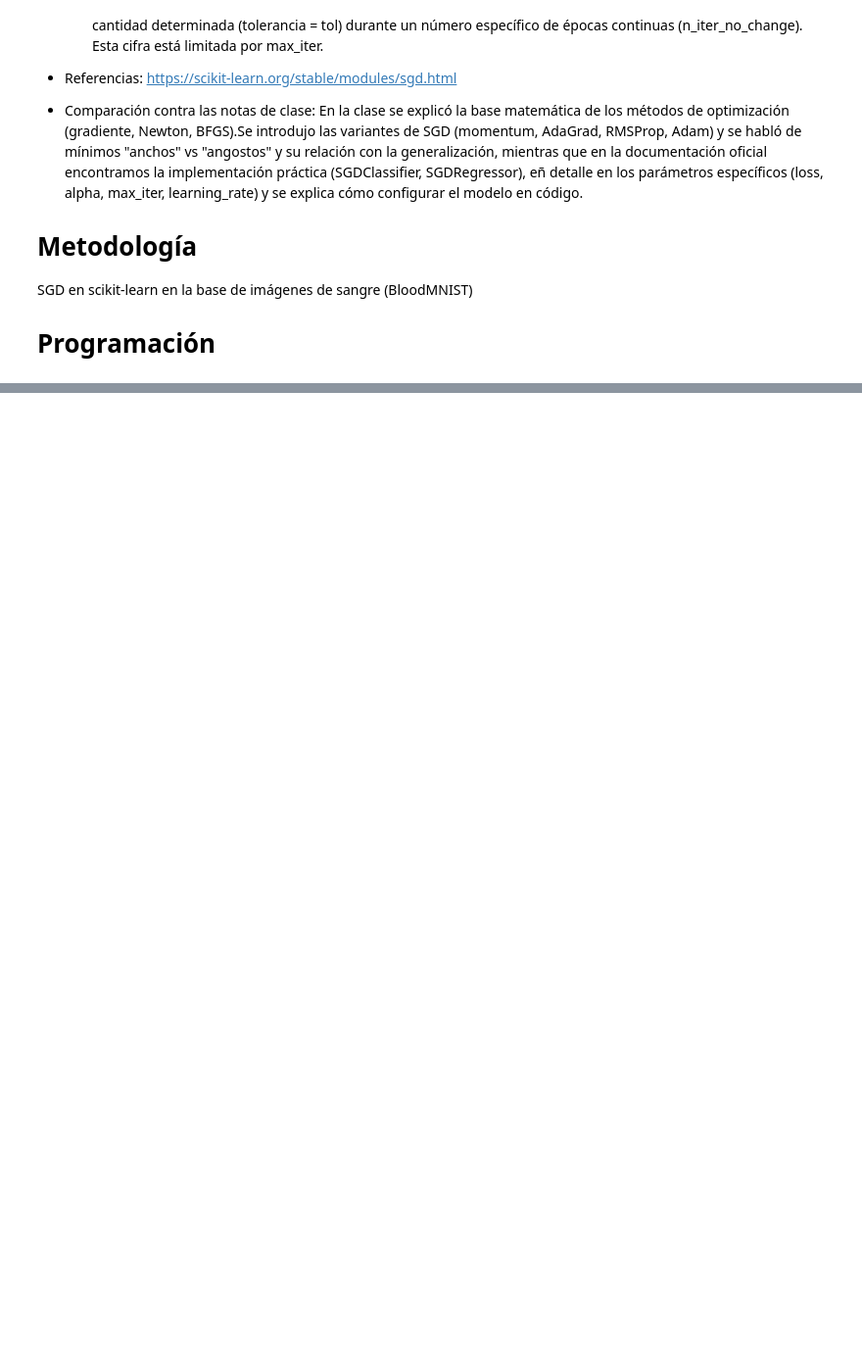
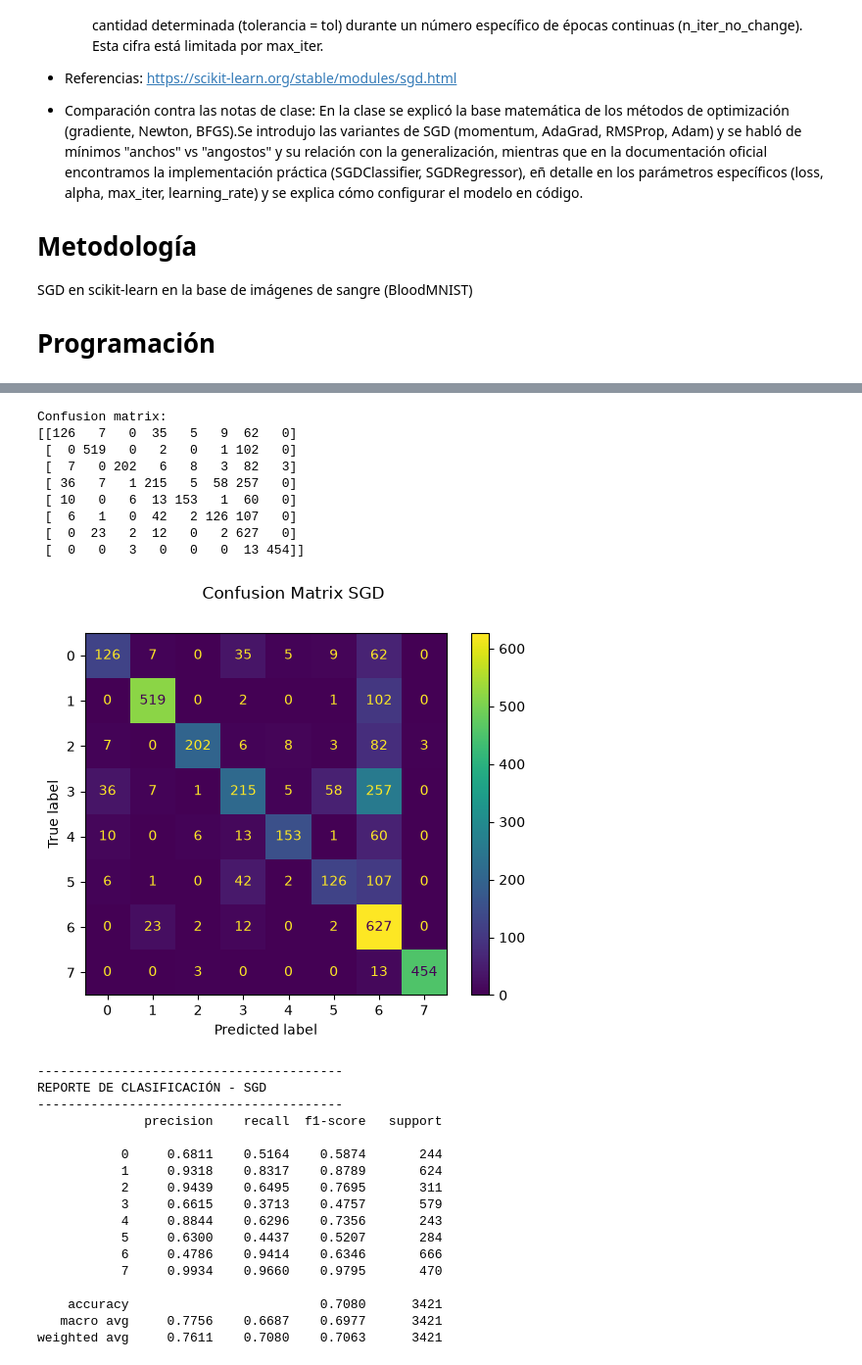
Before and after one commit to gapalfaro-cmyk/Proyecto-de-fin-de-modulo-7---Alfaro-Badillo-Cruz-Perez-Rupit, a Jupyter notebook: Programacion.ipynb, the cells around one changed output, grey strips where cells are left out. Shown at 98% size. Drawn from its saved outputs; the diff is of its cells as text; code cells hidden in the pictures; blank space fills up the shorter version.

```diff
--- a/Programacion.ipynb
+++ b/Programacion.ipynb
@@ -647,0 +587,40 @@ plt.show()
+# %%
+disp = metrics.ConfusionMatrixDisplay.from_predictions(y_test, preds_sgd)
+disp.figure_.suptitle("Confusion Matrix SGD")
+print(f"Confusion matrix:\n{disp.confusion_matrix}")
+
+plt.show()
+
+
+print("\n" + "-"*40)
+print("REPORTE DE CLASIFICACIÓN - SGD")
+print("-"*40)
+print(classification_report(y_test, preds_sgd, digits=4))
+# %% [output]
+Confusion matrix:
+[[126   7   0  35   5   9  62   0]
+ [  0 519   0   2   0   1 102   0]
+ [  7   0 202   6   8   3  82   3]
+ [ 36   7   1 215   5  58 257   0]
+ [ 10   0   6  13 153   1  60   0]
+ [  6   1   0  42   2 126 107   0]
+ [  0  23   2  12   0   2 627   0]
+ [  0   0   3   0   0   0  13 454]]
+[figure, added]
+----------------------------------------
+REPORTE DE CLASIFICACIÓN - SGD
+----------------------------------------
+              precision    recall  f1-score   support
+
+           0     0.6811    0.5164    0.5874       244
+           1     0.9318    0.8317    0.8789       624
+           2     0.9439    0.6495    0.7695       311
+           3     0.6615    0.3713    0.4757       579
+           4     0.8844    0.6296    0.7356       243
+           5     0.6300    0.4437    0.5207       284
+           6     0.4786    0.9414    0.6346       666
+           7     0.9934    0.9660    0.9795       470
+
+    accuracy                         0.7080      3421
+   macro avg     0.7756    0.6687    0.6977      3421
+weighted avg     0.7611    0.7080    0.7063      3421
```
Also changed, not shown: parts of 19 cells of this notebook, 1 other file.
